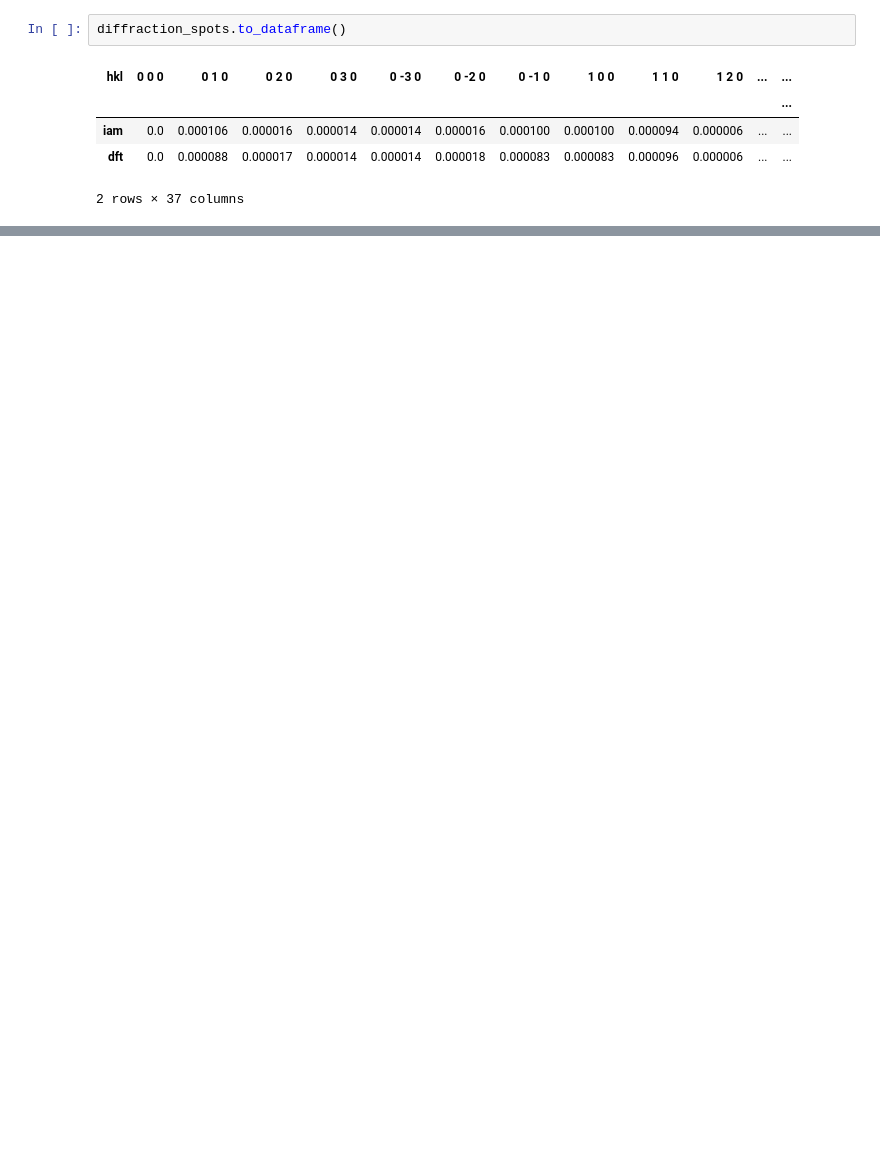
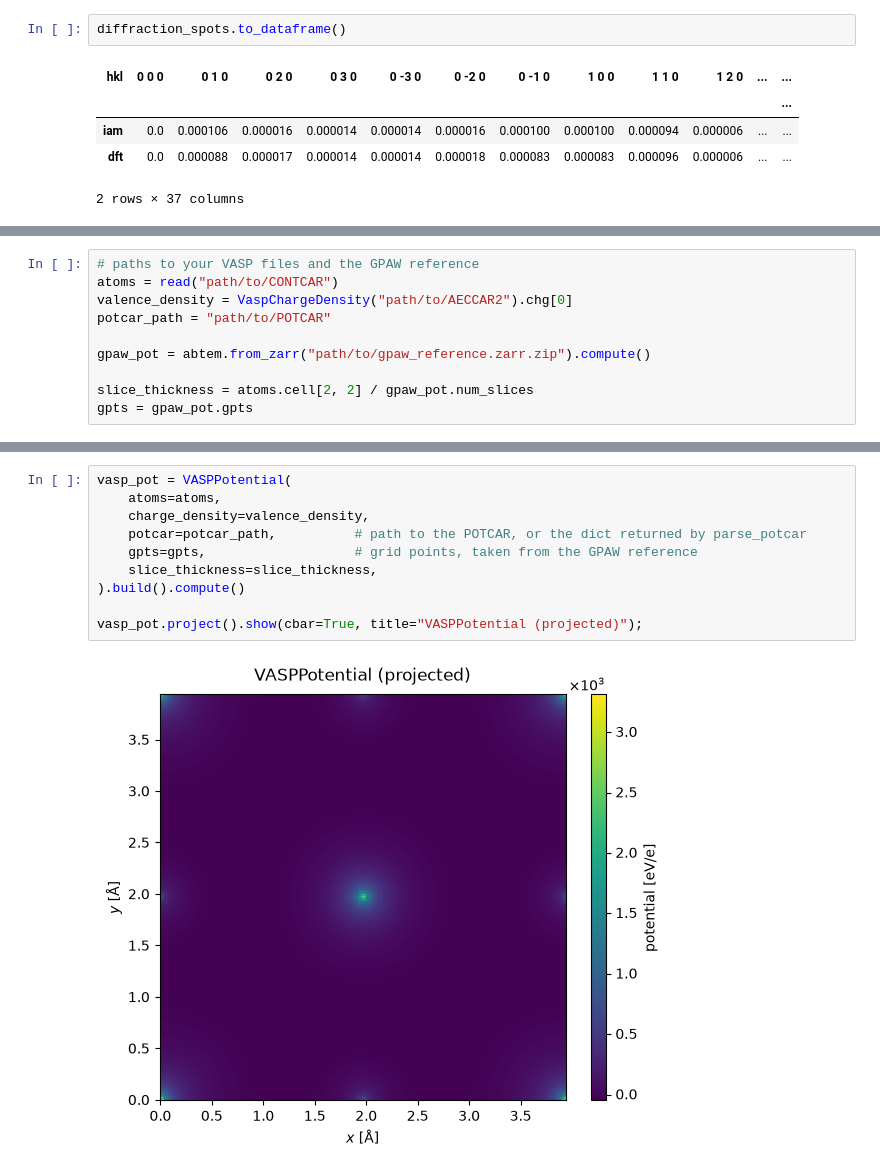
Before and after one commit to abTEM/doc, a Jupyter notebook: docs/user_guide/tutorials/charge_density.ipynb, the cells around one changed output, grey strips where cells are left out. Cells and saved outputs as stored; diff of their text form; blank space fills up the shorter version.

```diff
--- a/docs/user_guide/tutorials/charge_density.ipynb
+++ b/docs/user_guide/tutorials/charge_density.ipynb
@@ -219,0 +295,10 @@ Check back for more...
+# %%
+# paths to your VASP files and the GPAW reference
+atoms = read("path/to/CONTCAR")
+valence_density = VaspChargeDensity("path/to/AECCAR2").chg[0]
+potcar_path = "path/to/POTCAR"
+
+gpaw_pot = abtem.from_zarr("path/to/gpaw_reference.zarr.zip").compute()
+
+slice_thickness = atoms.cell[2, 2] / gpaw_pot.num_slices
+gpts = gpaw_pot.gpts
@@ -219,0 +316,12 @@ Check back for more...
+# %%
+vasp_pot = VASPPotential(
+    atoms=atoms,
+    charge_density=valence_density,
+    potcar=potcar_path,          # path to the POTCAR, or the dict returned by parse_potcar
+    gpts=gpts,                   # grid points, taken from the GPAW reference
+    slice_thickness=slice_thickness,
+).build().compute()
+
+vasp_pot.project().show(cbar=True, title="VASPPotential (projected)");
+# %% [output]
+[figure, added]
```
Also changed, not shown: parts of 31 cells of this notebook.
